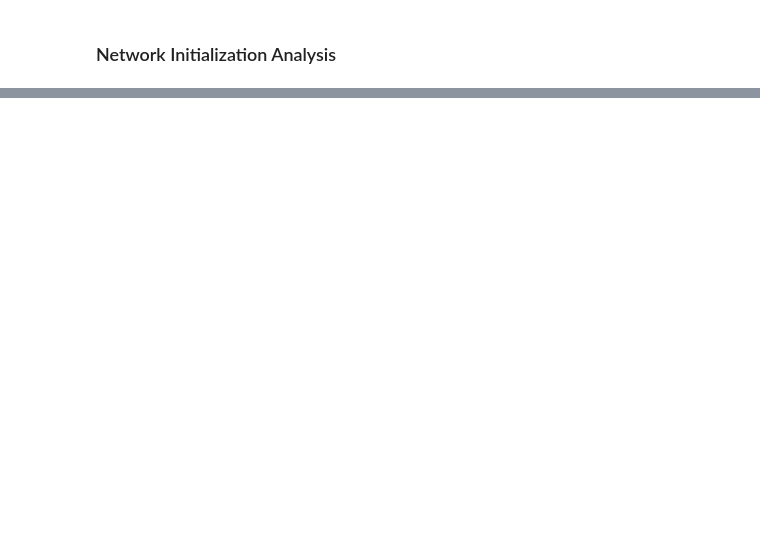
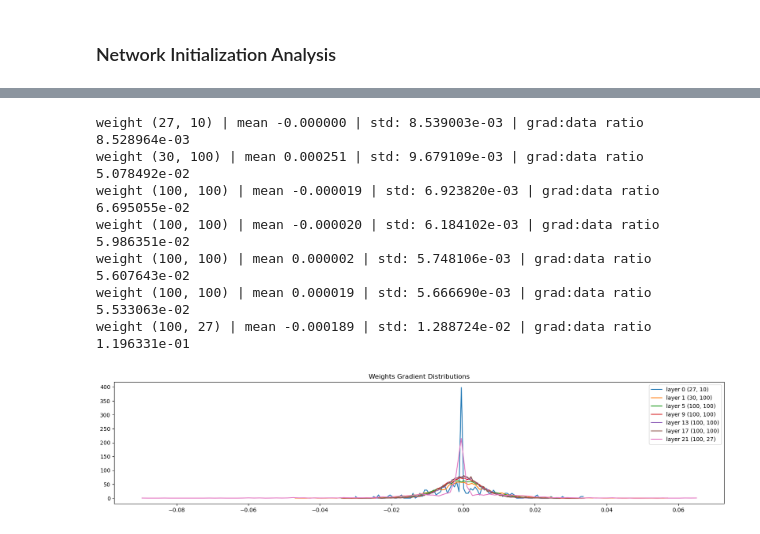
Before and after one commit to kmirijan/GPT_Scratch, a Jupyter notebook: makemore_mlp2.ipynb, the cells around one changed output, grey strips where cells are left out. Cells and saved outputs as stored; diff of their text form; code cells hidden in the pictures; blank space fills up the shorter version.

```diff
--- a/makemore_mlp2.ipynb
+++ b/makemore_mlp2.ipynb
@@ -437,0 +469,22 @@ torch.__version__
+# %%
+# visualize histogram Gradint to weight ratios analysis
+plt.figure(figsize=(20,4))
+legends = []
+for i, p in enumerate(parameters): # Exclude output error
+    t = p.grad
+    if p.ndim == 2:
+        print(f'weight {tuple(p.shape)} | mean {t.mean():f} | std: {t.std():e} | grad:data ratio {t.std()/p.std():e}')
+        hy, hx = torch.histogram(t, density=True)
+        plt.plot(hx[:-1].detach(), hy.detach())
+        legends.append(f'layer {i} {tuple(p.shape)}')
+plt.legend(legends)
+plt.title('Weights Gradient Distributions');
+# %% [output]
+weight (27, 10) | mean -0.000000 | std: 8.539003e-03 | grad:data ratio 8.528964e-03
+weight (30, 100) | mean 0.000251 | std: 9.679109e-03 | grad:data ratio 5.078492e-02
+weight (100, 100) | mean -0.000019 | std: 6.923820e-03 | grad:data ratio 6.695055e-02
+weight (100, 100) | mean -0.000020 | std: 6.184102e-03 | grad:data ratio 5.986351e-02
+weight (100, 100) | mean 0.000002 | std: 5.748106e-03 | grad:data ratio 5.607643e-02
+weight (100, 100) | mean 0.000019 | std: 5.666690e-03 | grad:data ratio 5.533063e-02
+weight (100, 27) | mean -0.000189 | std: 1.288724e-02 | grad:data ratio 1.196331e-01
+[figure, added]
```
Also changed, not shown: parts of 13 cells of this notebook.
